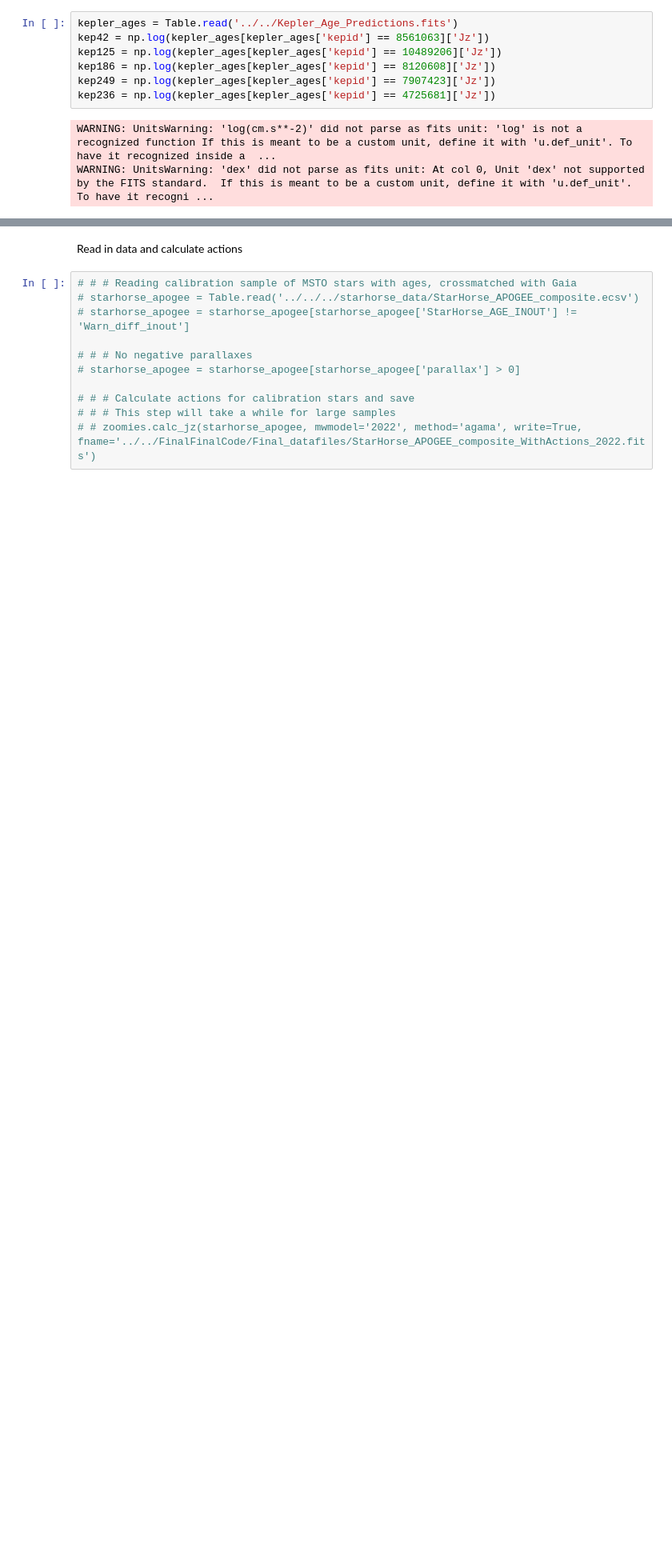
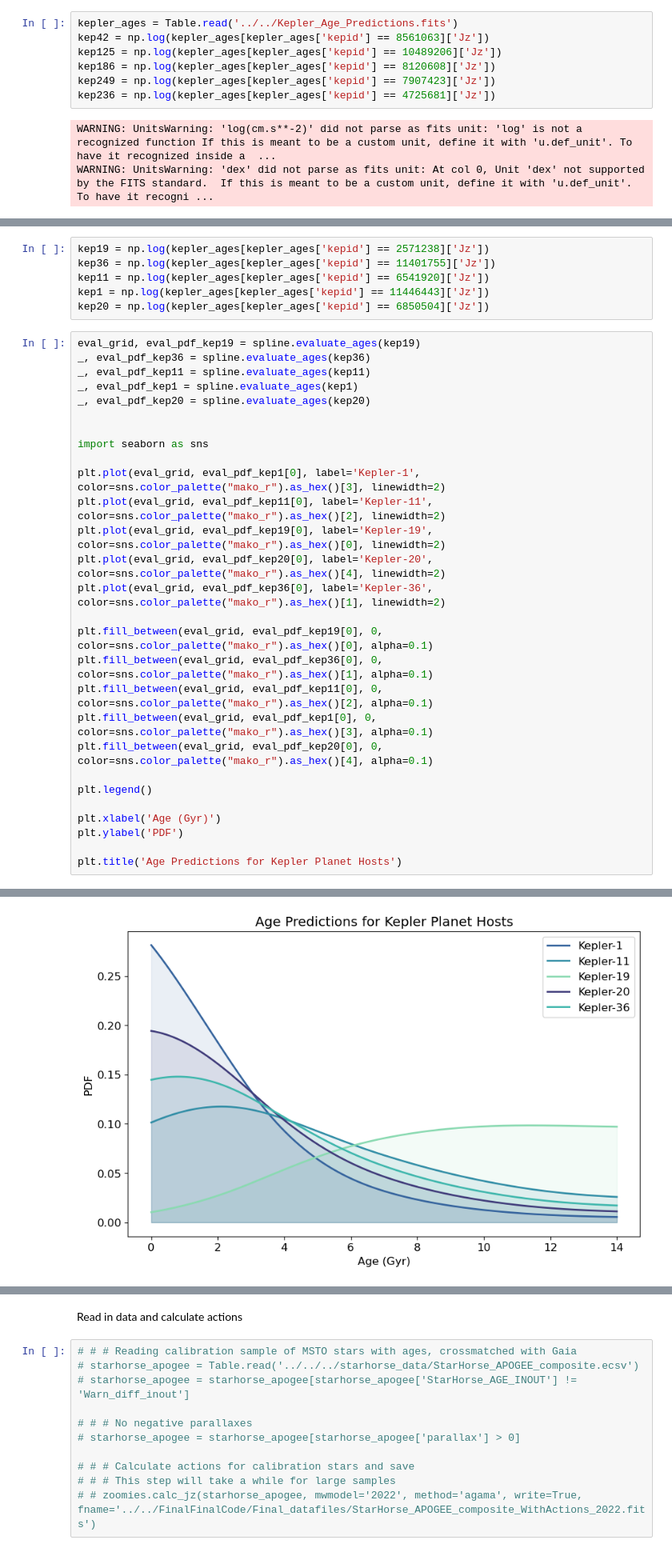
Before and after one commit to ssagear/zoomies, a Jupyter notebook: tutorials/Main_Kinematic_Age_Spline.ipynb, the cells around one changed output, grey strips where cells are left out. Shown at 80% size. Saved outputs shown, nothing was run; the diff lists cells and outputs as text; blank space fills up the shorter version.

```diff
--- a/tutorials/Main_Kinematic_Age_Spline.ipynb
+++ b/tutorials/Main_Kinematic_Age_Spline.ipynb
@@ -271,0 +268,35 @@ Text(0.5, 1.0, 'Age Predictions for M Dwarf Planet Hosts')
+# %%
+kep19 = np.log(kepler_ages[kepler_ages['kepid'] == 2571238]['Jz'])
+kep36 = np.log(kepler_ages[kepler_ages['kepid'] == 11401755]['Jz'])
+kep11 = np.log(kepler_ages[kepler_ages['kepid'] == 6541920]['Jz'])
+kep1 = np.log(kepler_ages[kepler_ages['kepid'] == 11446443]['Jz'])
+kep20 = np.log(kepler_ages[kepler_ages['kepid'] == 6850504]['Jz'])
+# %%
+eval_grid, eval_pdf_kep19 = spline.evaluate_ages(kep19)
+_, eval_pdf_kep36 = spline.evaluate_ages(kep36)
+_, eval_pdf_kep11 = spline.evaluate_ages(kep11)
+_, eval_pdf_kep1 = spline.evaluate_ages(kep1)
+_, eval_pdf_kep20 = spline.evaluate_ages(kep20)
+
+
+import seaborn as sns
+
+plt.plot(eval_grid, eval_pdf_kep1[0], label='Kepler-1', color=sns.color_palette("mako_r").as_hex()[3], linewidth=2)
+plt.plot(eval_grid, eval_pdf_kep11[0], label='Kepler-11', color=sns.color_palette("mako_r").as_hex()[2], linewidth=2)
+plt.plot(eval_grid, eval_pdf_kep19[0], label='Kepler-19', color=sns.color_palette("mako_r").as_hex()[0], linewidth=2)
+plt.plot(eval_grid, eval_pdf_kep20[0], label='Kepler-20', color=sns.color_palette("mako_r").as_hex()[4], linewidth=2)
+plt.plot(eval_grid, eval_pdf_kep36[0], label='Kepler-36', color=sns.color_palette("mako_r").as_hex()[1], linewidth=2)
+
+plt.fill_between(eval_grid, eval_pdf_kep19[0], 0, color=sns.color_palette("mako_r").as_hex()[0], alpha=0.1)
+plt.fill_between(eval_grid, eval_pdf_kep36[0], 0, color=sns.color_palette("mako_r").as_hex()[1], alpha=0.1)
+plt.fill_between(eval_grid, eval_pdf_kep11[0], 0, color=sns.color_palette("mako_r").as_hex()[2], alpha=0.1)
+plt.fill_between(eval_grid, eval_pdf_kep1[0], 0, color=sns.color_palette("mako_r").as_hex()[3], alpha=0.1)
+plt.fill_between(eval_grid, eval_pdf_kep20[0], 0, color=sns.color_palette("mako_r").as_hex()[4], alpha=0.1)
+
+plt.legend()
+
+plt.xlabel('Age (Gyr)')
+plt.ylabel('PDF')
+
+plt.title('Age Predictions for Kepler Planet Hosts')
+# %% [output]
@@ -272 +304,2 @@ Text(0.5, 1.0, 'Age Predictions for M Dwarf Planet Hosts')
+[figure, added]
 # %% [markdown]
```
Also changed, not shown: parts of 26 cells of this notebook, 2 other files.
